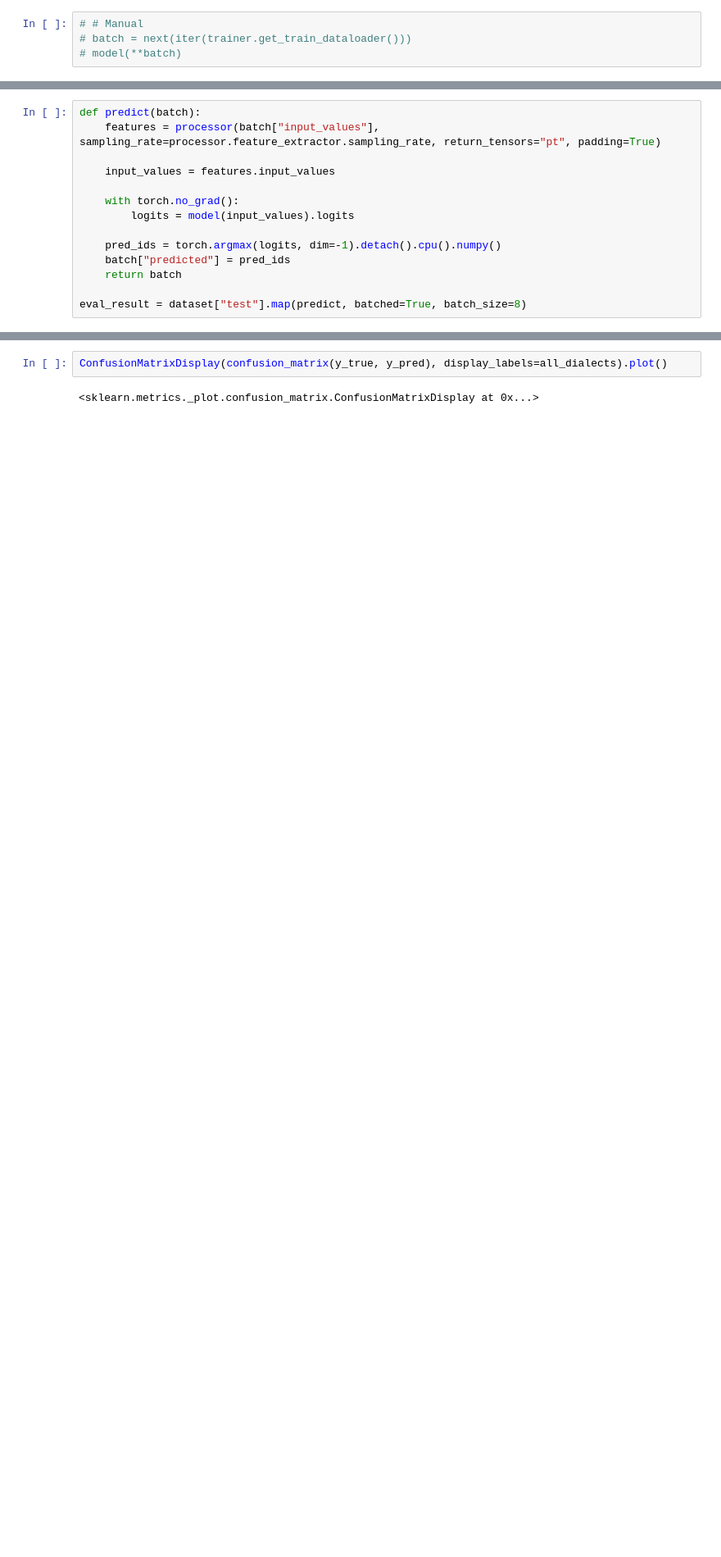
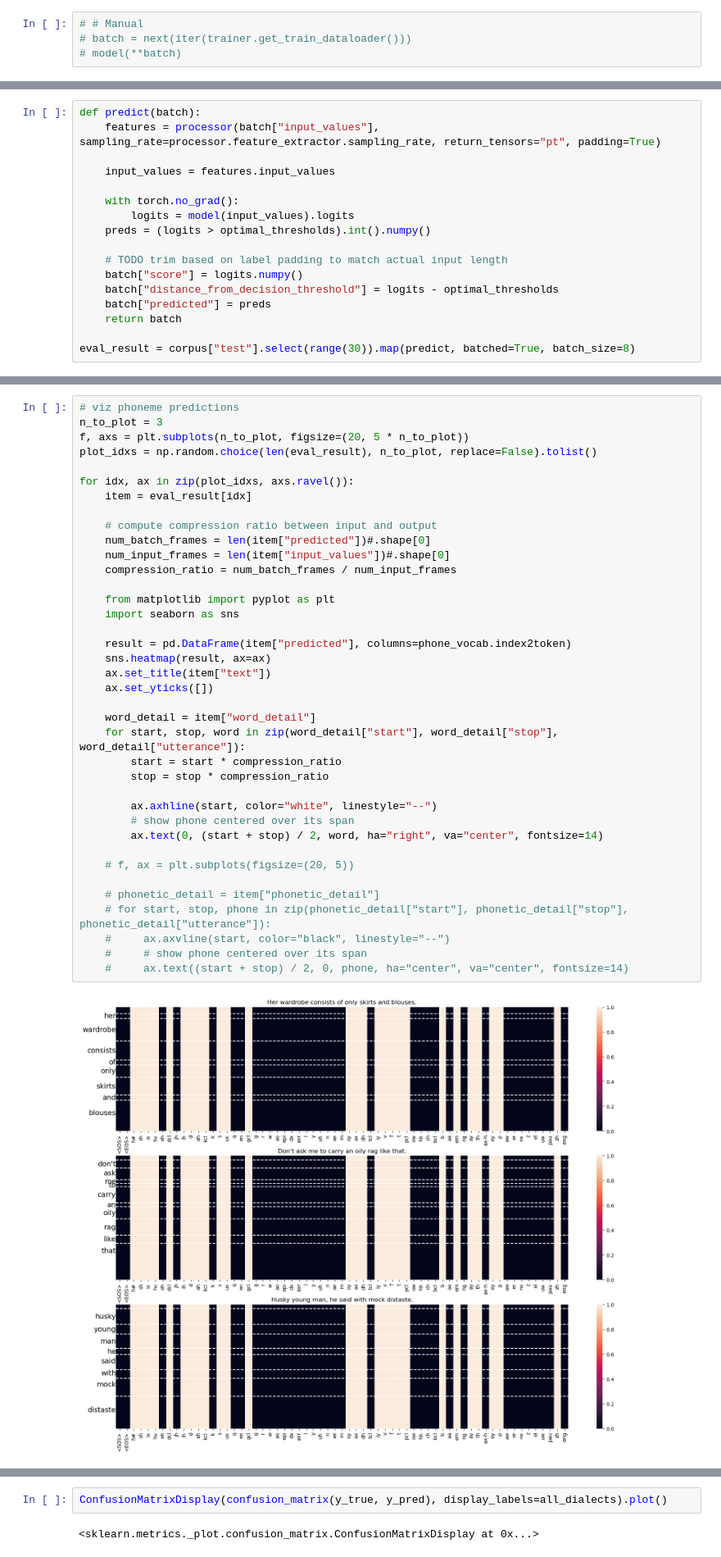
Before and after one commit to hans/ideal-word-representations, a Jupyter notebook: transformer model.ipynb, the cells around one changed output, grey strips where cells are left out. Shown at 82% size. Cells and saved outputs as stored; diff of their text form; blank space fills up the shorter version.

```diff
--- a/transformer model.ipynb
+++ b/transformer model.ipynb
@@ -187,9 +327,12 @@ def predict(batch):
 
     with torch.no_grad():
         logits = model(input_values).logits
+    preds = (logits > optimal_thresholds).int().numpy()
 
-    pred_ids = torch.argmax(logits, dim=-1).detach().cpu().numpy()
-    batch["predicted"] = pred_ids
+    # TODO trim based on label padding to match actual input length
+    batch["score"] = logits.numpy()
+    batch["distance_from_decision_threshold"] = logits - optimal_thresholds
+    batch["predicted"] = preds
     return batch
 
-eval_result = dataset["test"].map(predict, batched=True, batch_size=8)
+eval_result = corpus["test"].select(range(30)).map(predict, batched=True, batch_size=8)
@@ -196,3 +344,43 @@ eval_result = dataset["test"].map(predict, batched=True, batch_size=8)
+# %%
+# viz phoneme predictions
+n_to_plot = 3
+f, axs = plt.subplots(n_to_plot, figsize=(20, 5 * n_to_plot))
+plot_idxs = np.random.choice(len(eval_result), n_to_plot, replace=False).tolist()
+
+for idx, ax in zip(plot_idxs, axs.ravel()):
+    item = eval_result[idx]
+
+    # compute compression ratio between input and output
+    num_batch_frames = len(item["predicted"])#.shape[0]
+    num_input_frames = len(item["input_values"])#.shape[0]
+    compression_ratio = num_batch_frames / num_input_frames
+
+    from matplotlib import pyplot as plt
+    import seaborn as sns
+
+    result = pd.DataFrame(item["predicted"], columns=phone_vocab.index2token)
+    sns.heatmap(result, ax=ax)
+    ax.set_title(item["text"])
+    ax.set_yticks([])
+
+    word_detail = item["word_detail"]
+    for start, stop, word in zip(word_detail["start"], word_detail["stop"], word_detail["utterance"]):
+        start = start * compression_ratio
+        stop = stop * compression_ratio
+
+        ax.axhline(start, color="white", linestyle="--")
+        # show phone centered over its span
+        ax.text(0, (start + stop) / 2, word, ha="right", va="center", fontsize=14)
+
+    # f, ax = plt.subplots(figsize=(20, 5))
+
+    # phonetic_detail = item["phonetic_detail"]
+    # for start, stop, phone in zip(phonetic_detail["start"], phonetic_detail["stop"], phonetic_detail["utterance"]):
+    #     ax.axvline(start, color="black", linestyle="--")
+    #     # show phone centered over its span
+    #     ax.text((start + stop) / 2, 0, phone, ha="center", va="center", fontsize=14)
+# %% [output]
+[figure, added]
 # %%
 # y_true = [all_dialects[i] for i in eval_result["labels"]]
 # y_pred = [all_dialects[i] for i in eval_result["predicted"]]
```
Also changed, not shown: parts of 13 cells of this notebook.
